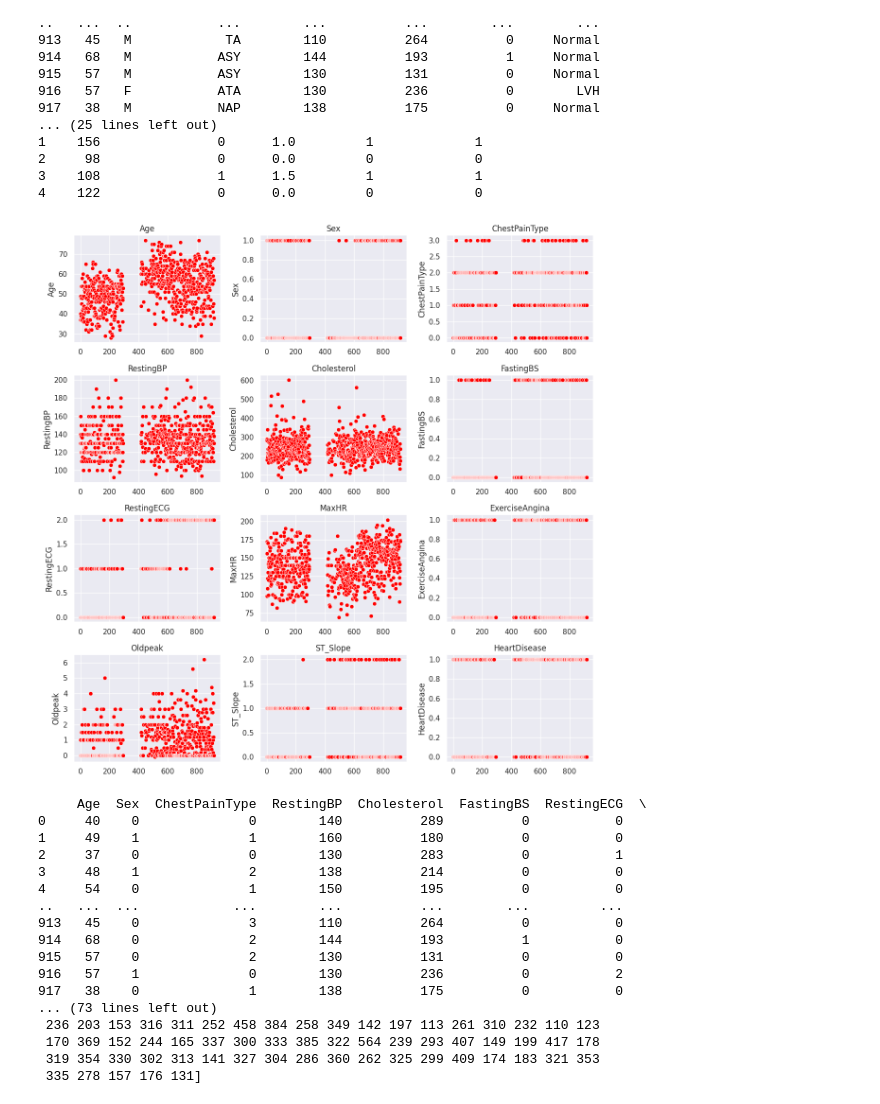
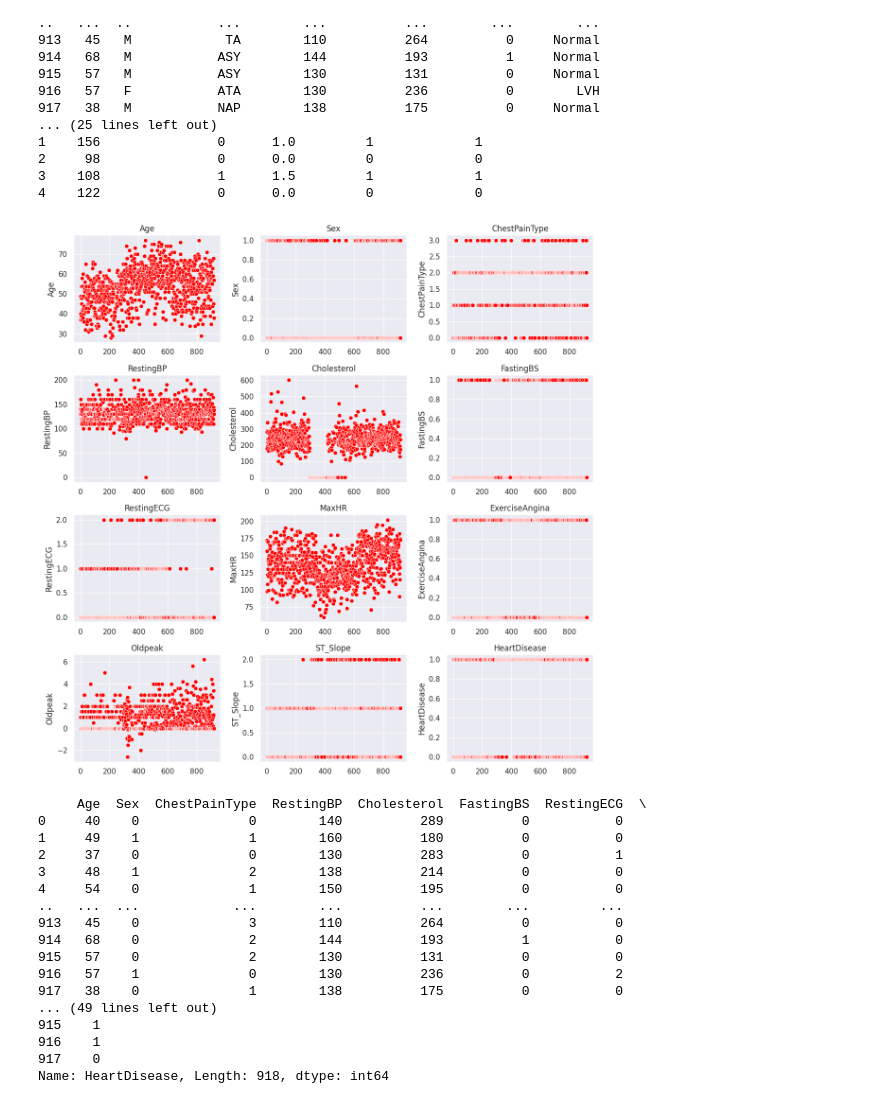
Before and after one commit to Ruthuja-Gaikwad/2203a52117, a Jupyter notebook: capston_project(statml).ipynb, the cells around one changed output. Cells and saved outputs as stored; diff of their text form; code cells hidden in the pictures.

```diff
--- a/capston_project(statml).ipynb
+++ b/capston_project(statml).ipynb
@@ -45,43 +44,34 @@ data.head()
 data.describe()
 num_cols = len(data.columns)
 num_rows = (num_cols + 2) // 3
 
 fig, axes = plt.subplots(num_rows, 3, figsize=(12, 3 * num_rows))
 axes = axes.flatten()
 
 for i, column in enumerate(data.columns):
     ax = axes[i]
     sns.scatterplot(data[column], ax=ax, color = "red")
     ax.set_title(column)
 
 for i in range(num_cols, num_rows * 3):
     fig.delaxes(axes[i])
 
 plt.tight_layout()
 plt.show()
 x=data.drop(columns='HeartDisease',axis=1)
 y=data['HeartDisease']
 print(x)
 print(y)
 scalar=MinMaxScaler()#normalized
 scalar.fit(x)
 x_scaled=scalar.transform(x)
 print(x_scaled)
 features=x_scaled
 target=data['HeartDisease']
 print(features)
 print(target)
-data.isnull().sum()
-data['RestingBP']
-data['Cholesterol'].unique()
-data = data[data['RestingBP'] > 1]
-data = data[data['Cholesterol'] > 1]
-print('\n RestingBP unique values are : \n\n',data['RestingBP'].unique(),'\n')
-print('\n Cholesterol unique values are : \n\n',data['Cholesterol'].unique(),'\n')
-Nominal_data = ['Sex' ,'RestingECG' ,'ExerciseAngina' ,'ST_Slope']
-Ordinal_data = ['ChestPainType']
 # %% [output]
-[figure, old version]
+[figure, new version]
      Age  Sex  ChestPainType  RestingBP  Cholesterol  FastingBS  RestingECG  \
 0     40    0              0        140          289          0           0
 1     49    1              1        160          180          0           0
@@ -94,11 +84,11 @@ Ordinal_data = ['ChestPainType']
 915   57    0              2        130          131          0           0
 916   57    1              0        130          236          0           2
 917   38    0              1        138          175          0           0
-... (73 lines left out)
- 236 203 153 316 311 252 458 384 258 349 142 197 113 261 310 232 110 123
- 170 369 152 244 165 337 300 333 385 322 564 239 293 407 149 199 417 178
- 319 354 330 302 313 141 327 304 286 360 262 325 299 409 174 183 321 353
- 335 278 157 176 131]
+... (49 lines left out)
+915    1
+916    1
+917    0
+Name: HeartDisease, Length: 918, dtype: int64
 # %%
 import numpy as np
 import pandas as pd
```
Also changed, not shown: parts of 5 cells of this notebook.
